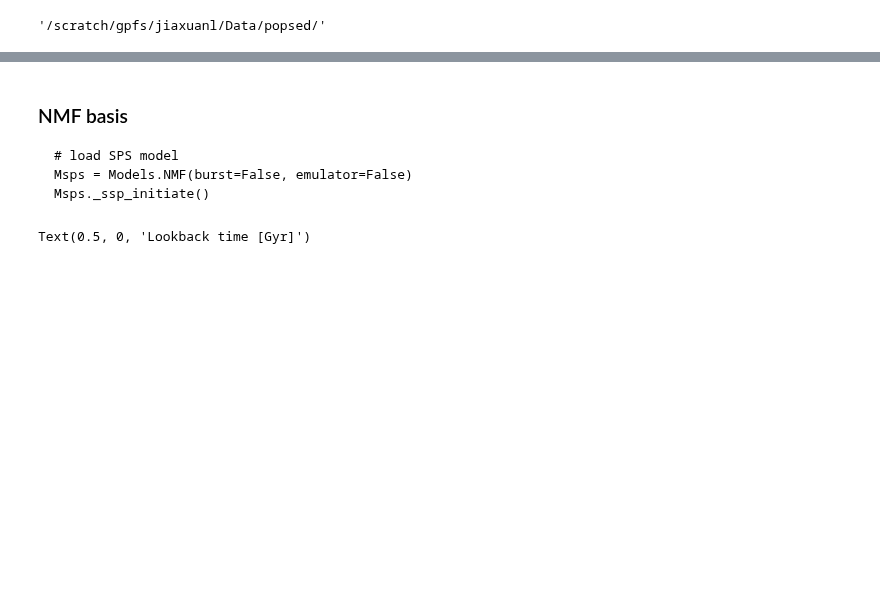
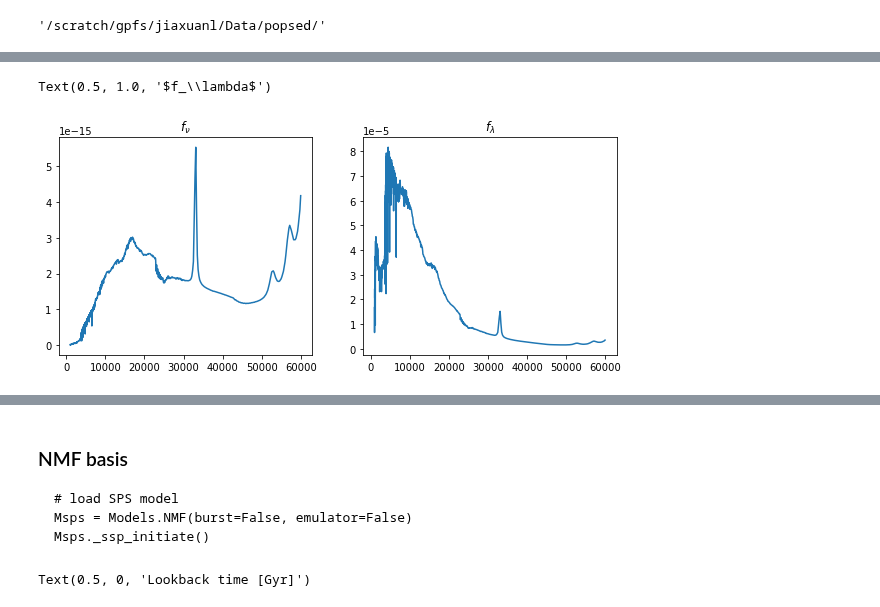
Before and after one commit to AstroJacobLi/popsed, a Jupyter notebook: notebooks/forward_model/NMF/generate_train_seds_NMF.ipynb, the cells around one changed output, grey strips where cells are left out. Saved outputs shown, nothing was run; the diff lists cells and outputs as text; code cells hidden in the pictures; blank space fills up the shorter version.

```diff
--- a/notebooks/forward_model/NMF/generate_train_seds_NMF.ipynb
+++ b/notebooks/forward_model/NMF/generate_train_seds_NMF.ipynb
@@ -286,23 +98,0 @@ array([[19.35126585, 17.12958543, 15.82268853, 15.02854842, 14.46287023]])
-# %%
-wave, spec = model._ssp.get_spectrum(tage=10, peraa=False)
-wmin, wmax = 1000., 60000.
-wlim = (w_fsps >= wmin) & (w_fsps <= wmax)
-wave = wave[wlim]
-spec = spec[wlim]
-
-x = wave
-filterset = sdss
-
-# transmission efficiency
-_epsilon = np.zeros((len(filterset), len(x)))
-_zero_counts = np.zeros(len(filterset))
-filters = observate.load_filters(filterset)
-for i in range(len(filterset)):
-    _epsilon[i] = interp1d(filters[i].wavelength,
-                           filters[i].transmission,
-                           bounds_error=False,
-                                   fill_value=0)(x)
-    _zero_counts[i] = filters[i].ab_zero_counts
-filterset = filterset
-transmission_effiency = _epsilon
-ab_zero_counts = _zero_counts
@@ -403,0 +120,5 @@ array([13.49895355,  8.79774247,  6.95554641,  6.22038801,  5.79331451])
+# %%
+# Generate spectrum, slow
+wave, spec = model._fsps(tt[0, :-1], tage[0])
+wave = wave[wlim]
+spec = spec[wlim]
@@ -403,0 +141,11 @@ array([13.49895355,  8.79774247,  6.95554641,  6.22038801,  5.79331451])
+# %%
+spec_aa = spec * lightspeed / wave**2
+# %%
+fig, axes = plt.subplots(1, 2, figsize=(10, 4))
+axes[0].plot(wave, spec)
+axes[0].set_title(r'$f_\nu$')
+axes[1].plot(wave, spec_aa)
+axes[1].set_title(r'$f_\lambda$')
+# %% [output]
+Text(0.5, 1.0, '$f_\\lambda$')
+[figure, added]
```
Also changed, not shown: parts of 82 cells of this notebook, 10 other files.
